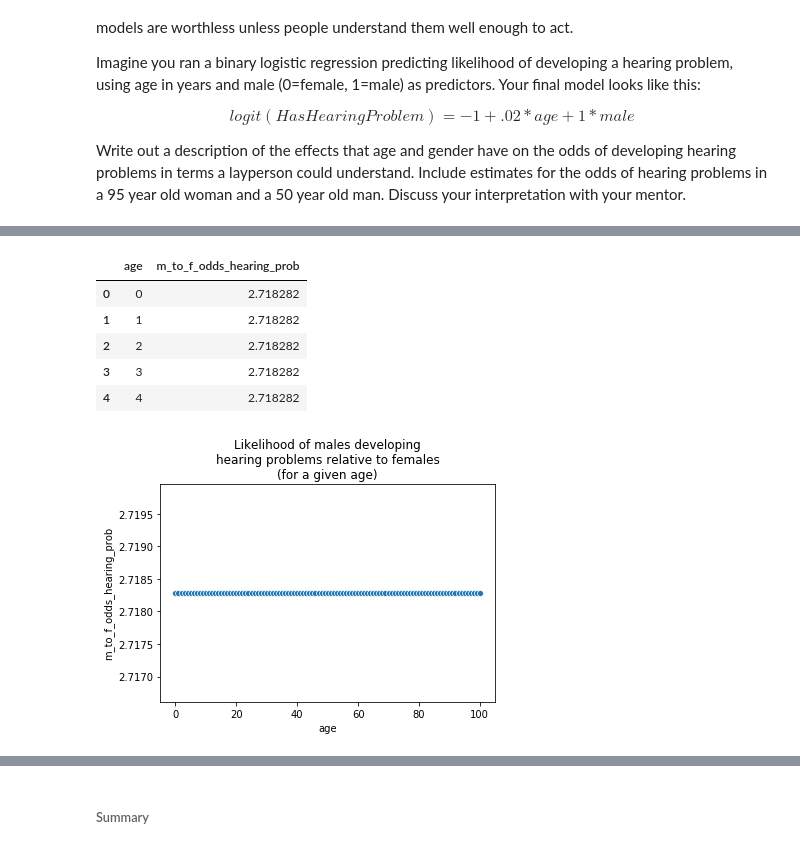
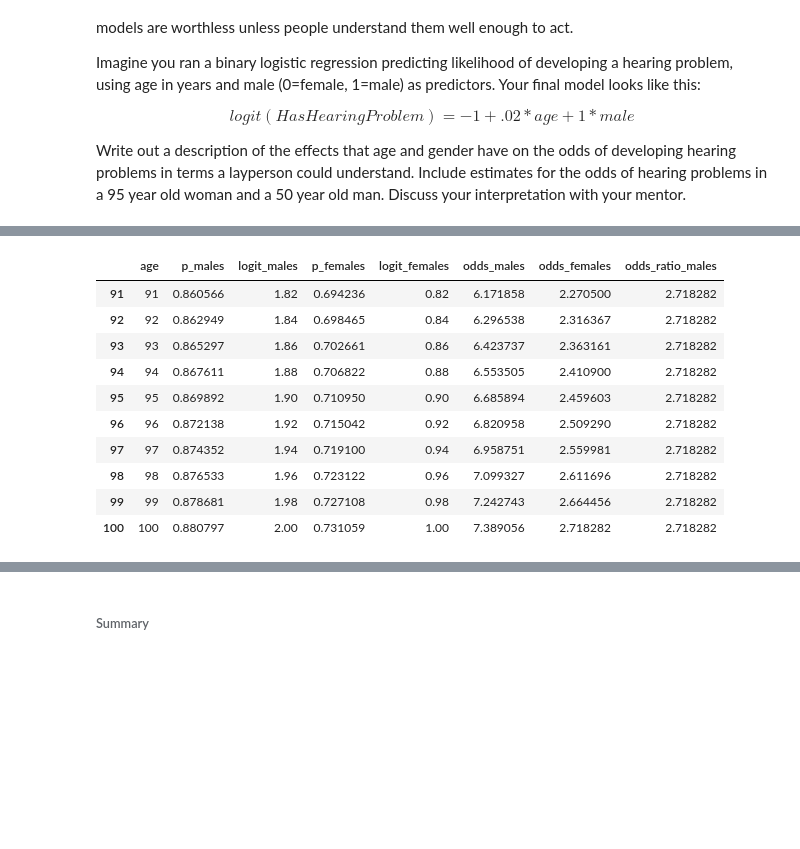
Before and after one commit to djrgit/coursework, a Jupyter notebook: thinkful/data_science/my_progress/unit_3_deeper_into_supervised_learning/Unit 3 - Lesson 3 - TLADS Drill.ipynb, the cells around one changed output, grey strips where cells are left out. Drawn from its saved outputs; the diff is of its cells as text; code cells hidden in the pictures; blank space fills up the shorter version.

```diff
--- a/thinkful/data_science/my_progress/unit_3_deeper_into_supervised_learning/Unit 3 - Lesson 3 - TLADS Drill.ipynb
+++ b/thinkful/data_science/my_progress/unit_3_deeper_into_supervised_learning/Unit 3 - Lesson 3 - TLADS Drill.ipynb
@@ -27,0 +30,24 @@ df = pd.DataFrame(data)
+# %%
+def logit_hearing_problem(age, gender=None): # gender=1 for males, gender=0 for females
+    return -1 + (0.02 * age) + (1 * gender)
+# %%
+def probability_hearing_problem(logit):
+    return 1 / (1 + np.exp(-logit))
+# %%
+logit_males = [logit_hearing_problem(age, 1) for age in range(101)]
+logit_females = [logit_hearing_problem(age, 0) for age in range(101)]
+p_males = [probability_hearing_problem(logit_val) for logit_val in logit_males]
+p_females = [probability_hearing_problem(logit_val) for logit_val in logit_females]
+odds_males = np.array(p_males) / (1 - np.array(p_males))
+odds_females = np.array(p_females) / (1 - np.array(p_females))
+
+odds_ratio_males = np.array(odds_males) / np.array(odds_females)
+# %%
+df = pd.DataFrame({'age': [age for age in range(101)],
+                   'p_males': p_males,
+                   'logit_males': logit_males,
+                   'p_females': p_females,
+                   'logit_females': logit_females,
+                   'odds_males': odds_males,
+                   'odds_females': odds_females,
+                   'odds_ratio_males': odds_ratio_males})
@@ -28,15 +68,14 @@ df = pd.DataFrame(data)
 # %%
-df.head()
+df[-10:]
 # %% [output]
-|  | age | m_to_f_odds_hearing_prob |
-| 0 | 0 | 2.718282 |
-| 1 | 1 | 2.718282 |
-| 2 | 2 | 2.718282 |
-| 3 | 3 | 2.718282 |
-| 4 | 4 | 2.718282 |
+|  | age | p_males | logit_males | p_females | logit_females | odds_males | odds_females | odds_ratio_males |
+| 91 | 91 | 0.860566 | 1.82 | 0.694236 | 0.82 | 6.171858 | 2.270500 | 2.718282 |
+| 92 | 92 | 0.862949 | 1.84 | 0.698465 | 0.84 | 6.296538 | 2.316367 | 2.718282 |
+| 93 | 93 | 0.865297 | 1.86 | 0.702661 | 0.86 | 6.423737 | 2.363161 | 2.718282 |
+| 94 | 94 | 0.867611 | 1.88 | 0.706822 | 0.88 | 6.553505 | 2.410900 | 2.718282 |
+| 95 | 95 | 0.869892 | 1.90 | 0.710950 | 0.90 | 6.685894 | 2.459603 | 2.718282 |
+| 96 | 96 | 0.872138 | 1.92 | 0.715042 | 0.92 | 6.820958 | 2.509290 | 2.718282 |
+| 97 | 97 | 0.874352 | 1.94 | 0.719100 | 0.94 | 6.958751 | 2.559981 | 2.718282 |
+| 98 | 98 | 0.876533 | 1.96 | 0.723122 | 0.96 | 7.099327 | 2.611696 | 2.718282 |
+| 99 | 99 | 0.878681 | 1.98 | 0.727108 | 0.98 | 7.242743 | 2.664456 | 2.718282 |
+| 100 | 100 | 0.880797 | 2.00 | 0.731059 | 1.00 | 7.389056 | 2.718282 | 2.718282 |
-# %%
-sns.scatterplot(x='age', y='m_to_f_odds_hearing_prob', data=df)
-plt.title('Likelihood of males developing\nhearing problems relative to females\n(for a given age)')
-plt.show()
-# %% [output]
-[figure, removed]
```
Also changed, not shown: parts of 6 cells of this notebook.
